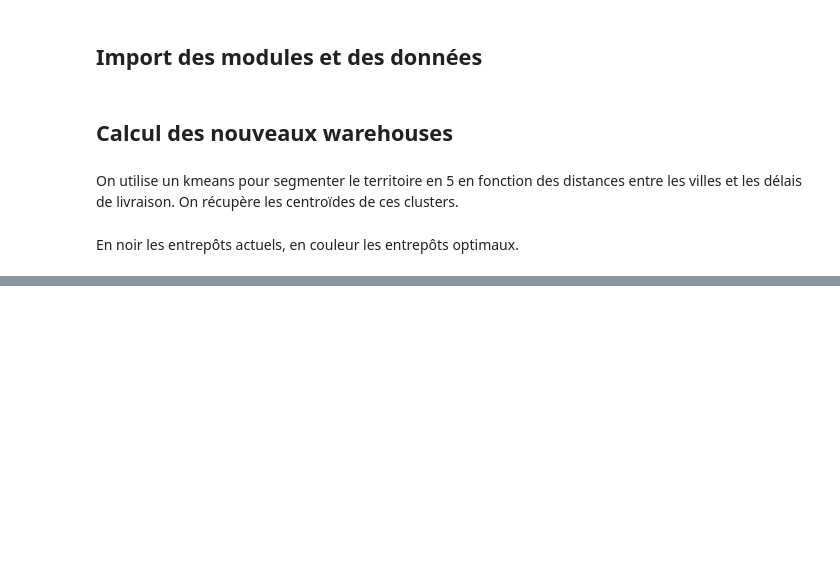
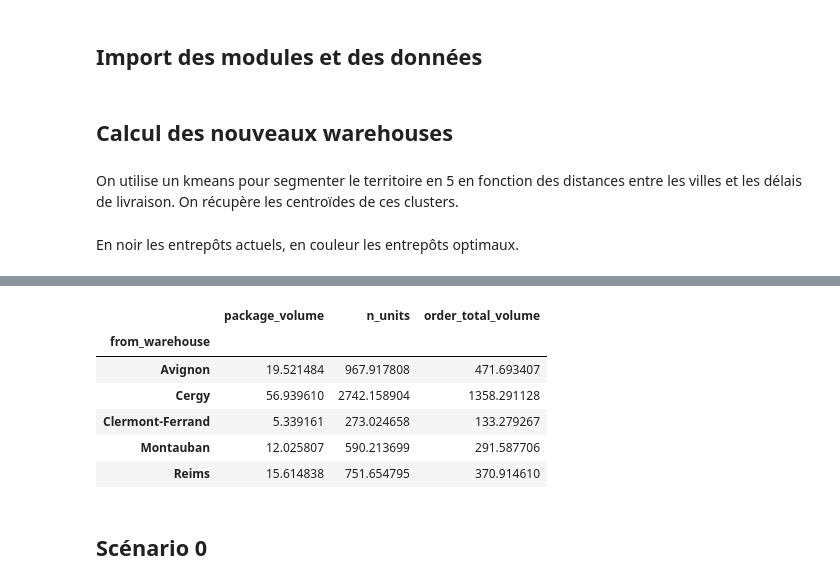
Before and after one commit to Pauline-25/Ekimetrics-Groupe-12, a Jupyter notebook: Notebooks/2_Déplacement_warehouse.ipynb, the cells around one changed output, grey strips where cells are left out. Saved outputs shown, nothing was run; the diff lists cells and outputs as text; code cells hidden in the pictures; blank space fills up the shorter version.

```diff
--- a/Notebooks/2_Déplacement_warehouse.ipynb
+++ b/Notebooks/2_Déplacement_warehouse.ipynb
@@ -14,7 +15,12 @@ import branca.colormap as cm
 # %%
 df_orders_lines = pd.read_csv('..\data\intermediate_data\df_orders_lines.csv')
 df_carte_point = pd.read_csv('..\data\intermediate_data\df_carte_point.csv')
+
 df_cities = pd.read_csv("../data/cities.csv")
+df_routes = pd.read_csv("../data/routes_v2.csv")
+df_orders = pd.read_csv("../data/orders.csv")
+
+CO2_per_km = 0.795
 # %% [markdown]
 ## Calcul des nouveaux warehouses
 # %% [markdown]
@@ -49,0 +122,10 @@ m
+# %%
+df_orders.set_index(['order_date']).groupby('from_warehouse').sum() / (365/2)
+# %% [output]
+|  | package_volume | n_units | order_total_volume |
+| from_warehouse |  |  |  |
+| Avignon | 19.521484 | 967.917808 | 471.693407 |
+| Cergy | 56.939610 | 2742.158904 | 1358.291128 |
+| Clermont-Ferrand | 5.339161 | 273.024658 | 133.279267 |
+| Montauban | 12.025807 | 590.213699 | 291.587706 |
+| Reims | 15.614838 | 751.654795 | 370.914610 |
@@ -49,0 +142,2 @@ m
+# %% [markdown]
+## Scénario 0
```
Also changed, not shown: parts of 41 cells of this notebook, 9 other files.
